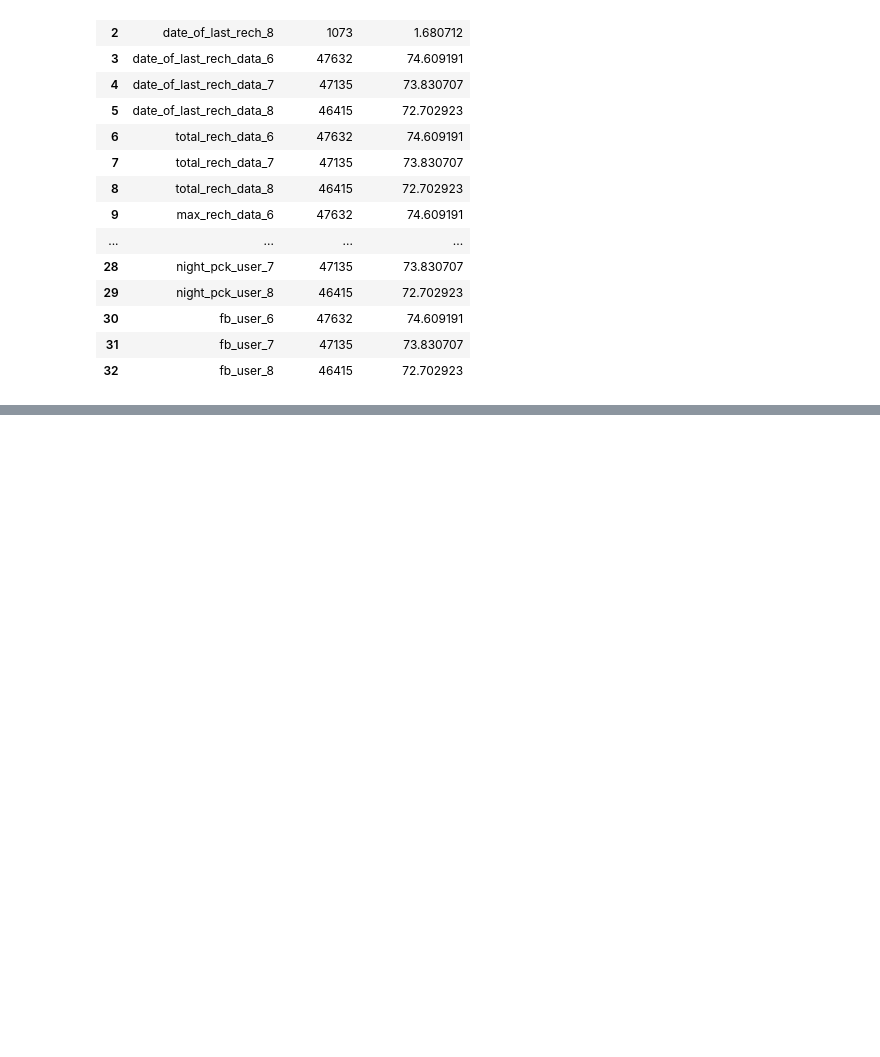
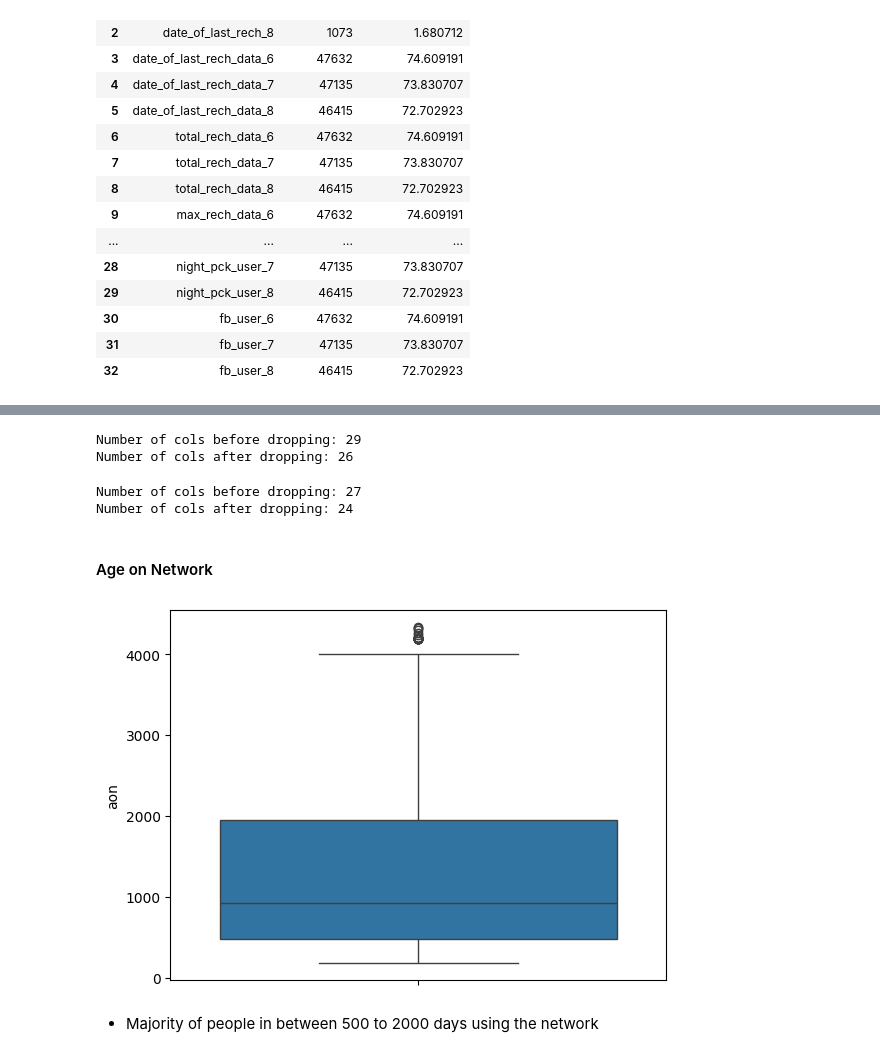
Before and after one commit to abhinav-mane/TelecomChurnCaseStudy_Hackathon, a Jupyter notebook: Customer_Churn_Prediction.ipynb, the cells around one changed output, grey strips where cells are left out. Drawn from its saved outputs; the diff is of its cells as text; code cells hidden in the pictures; blank space fills up the shorter version.

```diff
--- a/Customer_Churn_Prediction.ipynb
+++ b/Customer_Churn_Prediction.ipynb
@@ -260,0 +630,25 @@ null_values_df(data)
+# %%
+new_data['total_vol_3g_new_data_used'] = new_data['vol_3g_mb_6'] + new_data['vol_3g_mb_7'] + new_data['vol_3g_mb_8']
+new_data = drop_cols(new_data,['vol_3g_mb_6','vol_3g_mb_7','vol_3g_mb_8'])
+# %% [output]
+Number of cols before dropping: 29
+Number of cols after dropping: 26
+# %%
+new_data['total_vol_2g_new_data_used'] = new_data['vol_2g_mb_6'] + new_data['vol_2g_mb_7'] + new_data['vol_2g_mb_8']
+new_data = drop_cols(new_data,['vol_2g_mb_6','vol_2g_mb_7','vol_2g_mb_8'])
+# %% [output]
+Number of cols before dropping: 27
+Number of cols after dropping: 24
+# %%
+eda_df = new_data.copy()
+# %%
+eda_df['churn_probability'] = eda_df['churn_probability'].map({0:"No_Churn",1:"Churn"})
+# %% [markdown]
+#### Age on Network
+# %%
+sns.boxplot(eda_df['aon'])
+plt.show()
+# %% [output]
+[figure, added]
+# %% [markdown]
+- Majority of people in between 500 to 2000 days using the network
```
Also changed, not shown: parts of 149 cells of this notebook, 1 other file.
